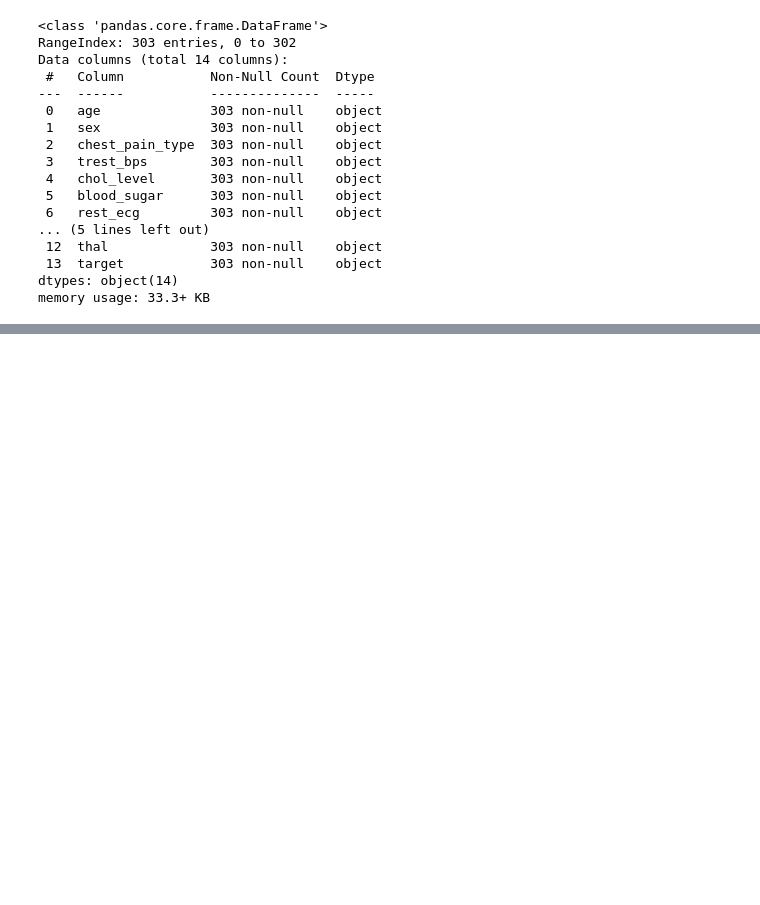
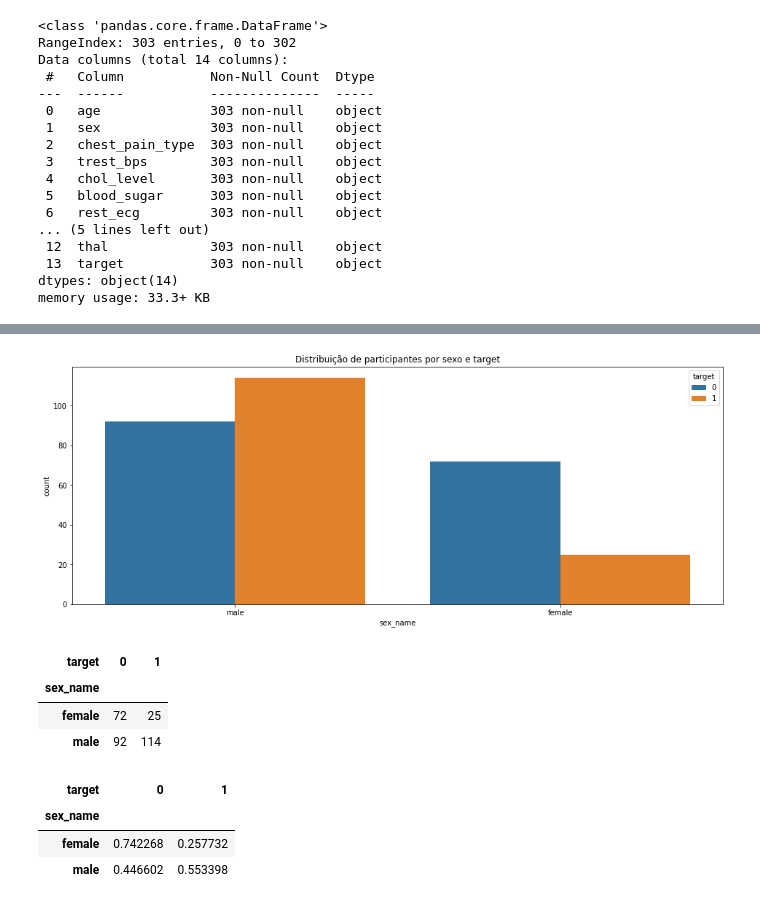
Before and after one commit to jardelMoraes/dinamica2, a Jupyter notebook: dinamica-exploratorio.ipynb, the cells around one changed output, grey strips where cells are left out. Saved outputs shown, nothing was run; the diff lists cells and outputs as text; code cells hidden in the pictures; blank space fills up the shorter version.

```diff
--- a/dinamica-exploratorio.ipynb
+++ b/dinamica-exploratorio.ipynb
@@ -94,0 +105,23 @@ df['idade_anos'].plot(kind='box');
+# %%
+plt.figure(figsize=(16, 6))
+plt.title('Distribuição de participantes por sexo e target')
+sns.countplot(data=df, x='sex_name', hue='target');
+# %% [output]
+[figure, added]
+# %%
+sex_target = pd.crosstab(df['sex_name'], df['target'])
+
+sex_target
+# %% [output]
+| target | 0 | 1 |
+| sex_name |  |  |
+| female | 72 | 25 |
+| male | 92 | 114 |
+# %%
+sex_target_percent = pd.crosstab(df['sex_name'], df['target'], normalize='index')
+sex_target_percent
+# %% [output]
+| target | 0 | 1 |
+| sex_name |  |  |
+| female | 0.742268 | 0.257732 |
+| male | 0.446602 | 0.553398 |
```
Also changed, not shown: parts of 12 cells of this notebook.
